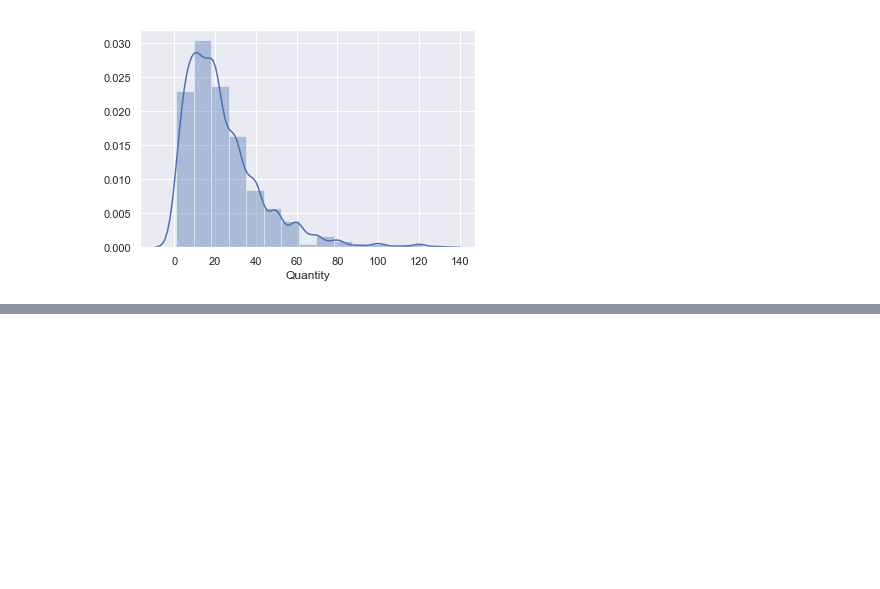
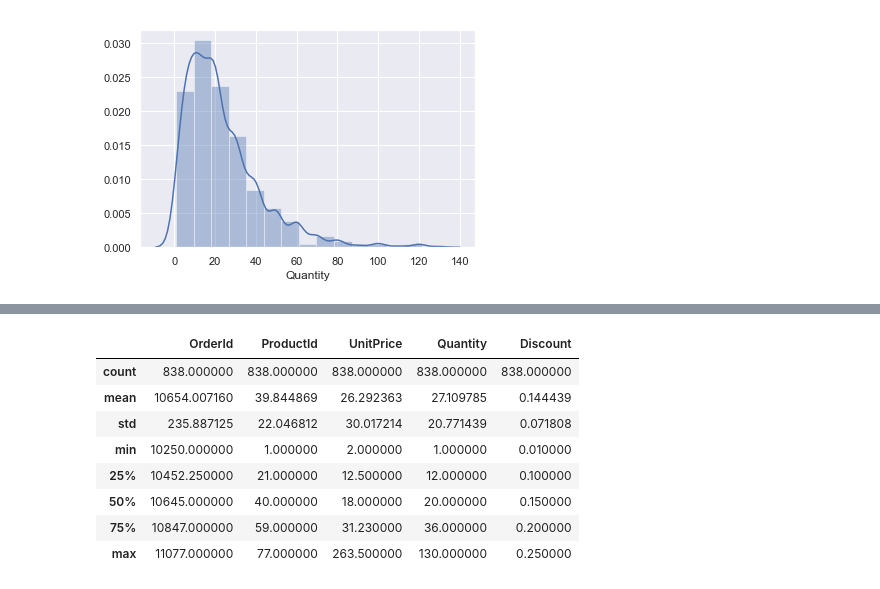
Before and after one commit to MissAle17/dsc-2-final-project-online-ds-sp-000, a Jupyter notebook: Module2.ipynb, the cells around one changed output, grey strips where cells are left out. Saved outputs shown, nothing was run; the diff lists cells and outputs as text; code cells hidden in the pictures; blank space fills up the shorter version.

```diff
--- a/Module2.ipynb
+++ b/Module2.ipynb
@@ -101,0 +123,13 @@ ax = sns.distplot(df.Quantity, bins=15, hist=True)
+# %%
+#looking at new summary statistics
+disc_df.describe()
+# %% [output]
+|  | OrderId | ProductId | UnitPrice | Quantity | Discount |
+| count | 838.000000 | 838.000000 | 838.000000 | 838.000000 | 838.000000 |
+| mean | 10654.007160 | 39.844869 | 26.292363 | 27.109785 | 0.144439 |
+| std | 235.887125 | 22.046812 | 30.017214 | 20.771439 | 0.071808 |
+| min | 10250.000000 | 1.000000 | 2.000000 | 1.000000 | 0.010000 |
+| 25% | 10452.250000 | 21.000000 | 12.500000 | 12.000000 | 0.100000 |
+| 50% | 10645.000000 | 40.000000 | 18.000000 | 20.000000 | 0.150000 |
+| 75% | 10847.000000 | 59.000000 | 31.230000 | 36.000000 | 0.200000 |
+| max | 11077.000000 | 77.000000 | 263.500000 | 130.000000 | 0.250000 |
```
Also changed, not shown: parts of 4 cells of this notebook.
